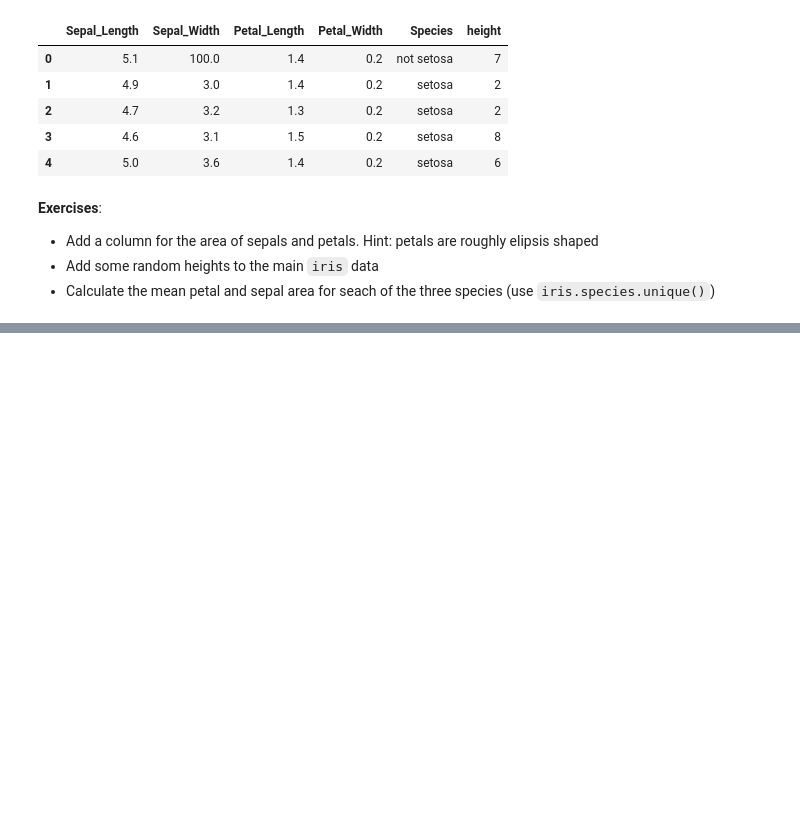
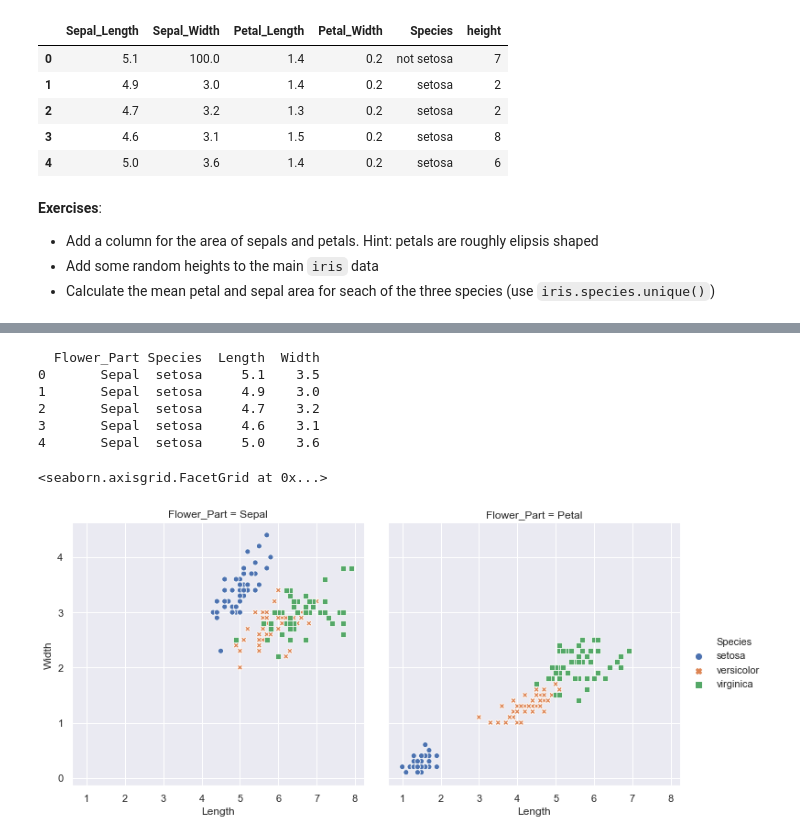
Before and after one commit to allydunham/btm2018, a Jupyter notebook: scientific_python/Introduction to Scientific Python.ipynb, the cells around one changed output, grey strips where cells are left out. Saved outputs shown, nothing was run; the diff lists cells and outputs as text; code cells hidden in the pictures; blank space fills up the shorter version.

```diff
--- a/scientific_python/Introduction to Scientific Python.ipynb
+++ b/scientific_python/Introduction to Scientific Python.ipynb
@@ -419,0 +455,27 @@ test.head()
+# %%
+# Import seaborn (again generally abbreviated)
+import seaborn as sns
+
+# Set the style (here we use the default)
+sns.set()
+
+# Tidy iris dataset
+iris = iris.rename(index=str, columns={'Sepal_Length':'Length_Sepal', 'Sepal_Width':'Width_Sepal',
+             'Petal_Length':'Length_Petal', 'Petal_Width':'Width_Petal'})
+iris['id'] = iris.index
+iris_tidy = pd.wide_to_long(iris, ['Length', 'Width'], i='id', j='Flower_Part', sep='_', suffix='(Sepal|Petal)')
+iris_tidy = iris_tidy.reset_index(level=['id', 'Flower_Part'])
+iris_tidy = iris_tidy.drop(['col', 'marker', 'id'], axis=1)
+print(iris_tidy.head())
+
+# Produce the plot
+sns.relplot(x='Length', y='Width', col='Flower_Part', hue='Species', style='Species', data=iris_tidy)
+# %% [output]
+  Flower_Part Species  Length  Width
+0       Sepal  setosa     5.1    3.5
+1       Sepal  setosa     4.9    3.0
+2       Sepal  setosa     4.7    3.2
+3       Sepal  setosa     4.6    3.1
+4       Sepal  setosa     5.0    3.6
+<seaborn.axisgrid.FacetGrid at 0x...>
+[figure, added]
```
Also changed, not shown: parts of 12 cells of this notebook, 2 other files.
